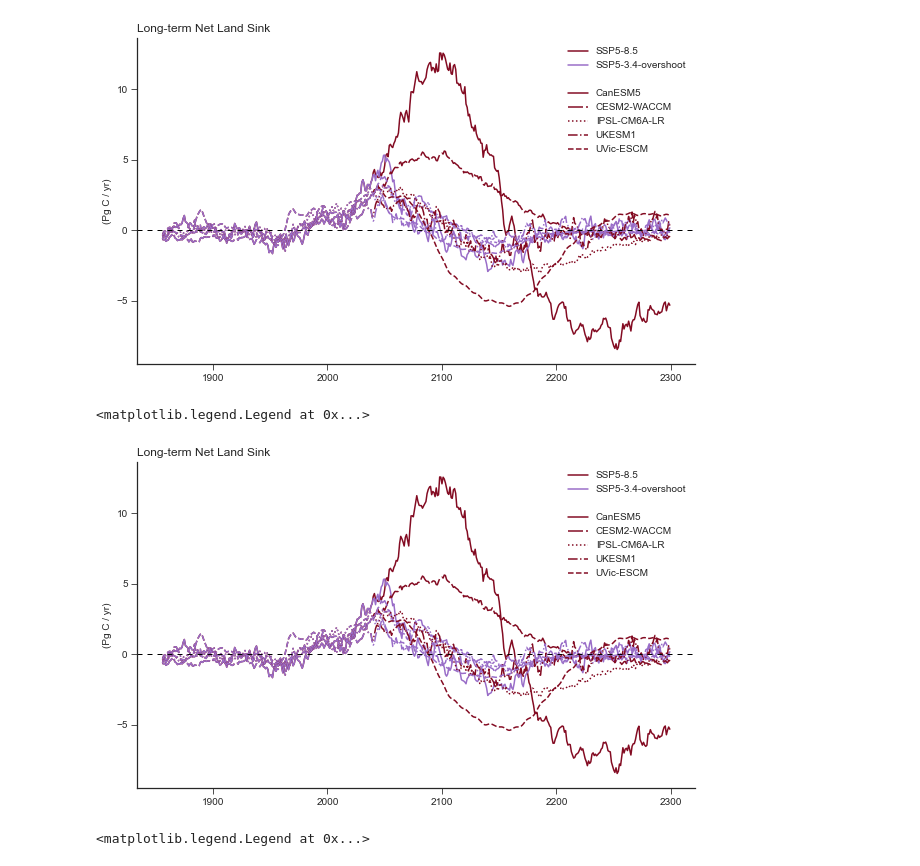
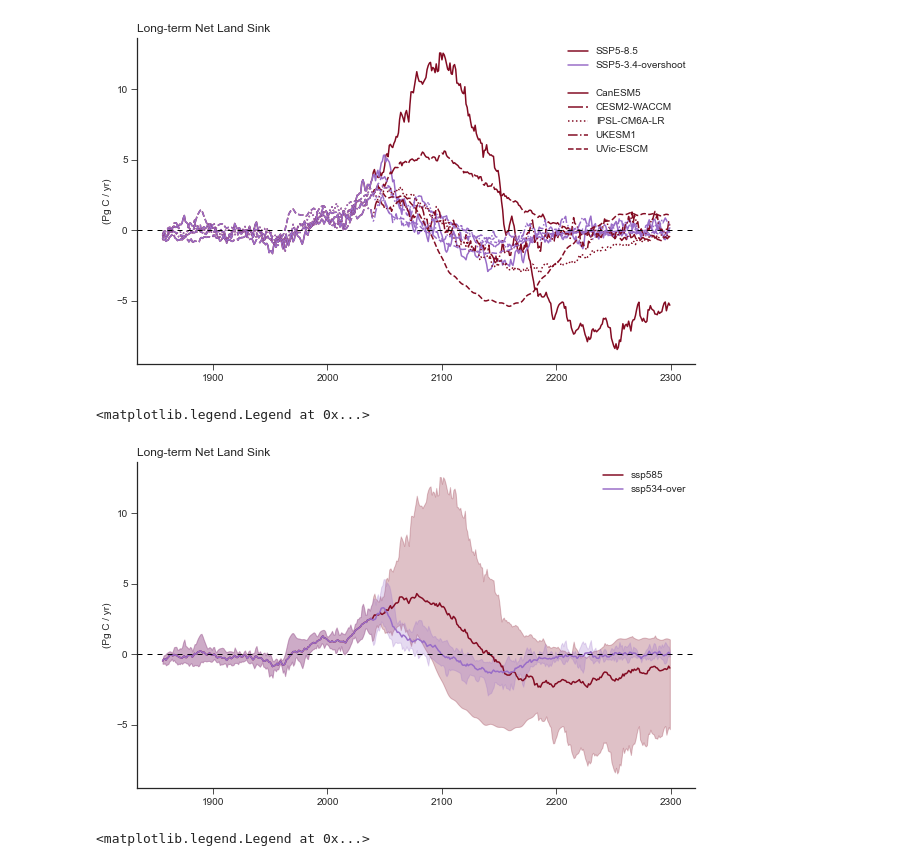
Before and after one commit to ckoven/longterm_carboncycle_three_ssps, a Jupyter notebook: longterm_carboncycle.ipynb, the cells around one changed output. Drawn from its saved outputs; the diff is of its cells as text; code cells hidden in the pictures.

Commit message:
added MME mean+envelope timeseries plots

```diff
--- a/longterm_carboncycle.ipynb
+++ b/longterm_carboncycle.ipynb
@@ -806,34 +806,31 @@ plt.legend(linelist, labels_list, frameon=False)
 <matplotlib.legend.Legend at 0x...>
 [figure]
 # %%
+### plot ensemble mean and ranges
+
 ax = plt.subplot(111)
 
-linelist = []
-for model_i in range(nmodels):
-    a1, = ax.plot(years, nbp_trajectories_2exp[model_i,0,:], color=ssp585_color, linestyle=dashlist[model_i])
-    a2, = ax.plot(years, nbp_trajectories_2exp[model_i,1,:], color=ssp534os_color, linestyle=dashlist[model_i])
-    if model_i == 0:
-        linelist.append(a1)
-        linelist.append(a2)
-        emptyline, = ax.plot([2050,2050], [0., 0.], linewidth=0.)
-        linelist.append(emptyline)
-        linelist.append(a1)
-    else:
-        linelist.append(a1)
+transparency=0.25
+
+a1, = ax.plot(years, nbp_trajectories_2exp[:,0,:].mean(dim='models'), color=ssp585_color)
+f1 = ax.fill_between(years, nbp_trajectories_2exp[:,0,:].min(dim='models'), nbp_trajectories_2exp[:,0,:].max(dim='models'), color=ssp585_color, alpha=transparency)
+
+a2, = ax.plot(years, nbp_trajectories_2exp[:,1,:].mean(dim='models'), color=ssp534os_color)
+f1 = ax.fill_between(years, nbp_trajectories_2exp[:,1,:].min(dim='models'), nbp_trajectories_2exp[:,1,:].max(dim='models'), color=ssp534os_color, alpha=transparency)
 
 
 ax.axhline(y=0, dashes=[5,5], color='black', linewidth=1.)
 plt.ylabel('(Pg C / yr)')
 plt.title('Long-term Net Land Sink',loc='left')
 
 ax.spines['right'].set_visible(False)
 ax.spines['top'].set_visible(False)
 
 
-plt.legend(linelist, labels_list, frameon=False)
+plt.legend([a1,a2], exps_list[1:], frameon=False)
 # %% [output]
 <matplotlib.legend.Legend at 0x...>
-[figure, old version]
+[figure, new version]
 # %%
 ax = plt.subplot(111)
 
```
Also changed, not shown: parts of 1 cell of this notebook.
